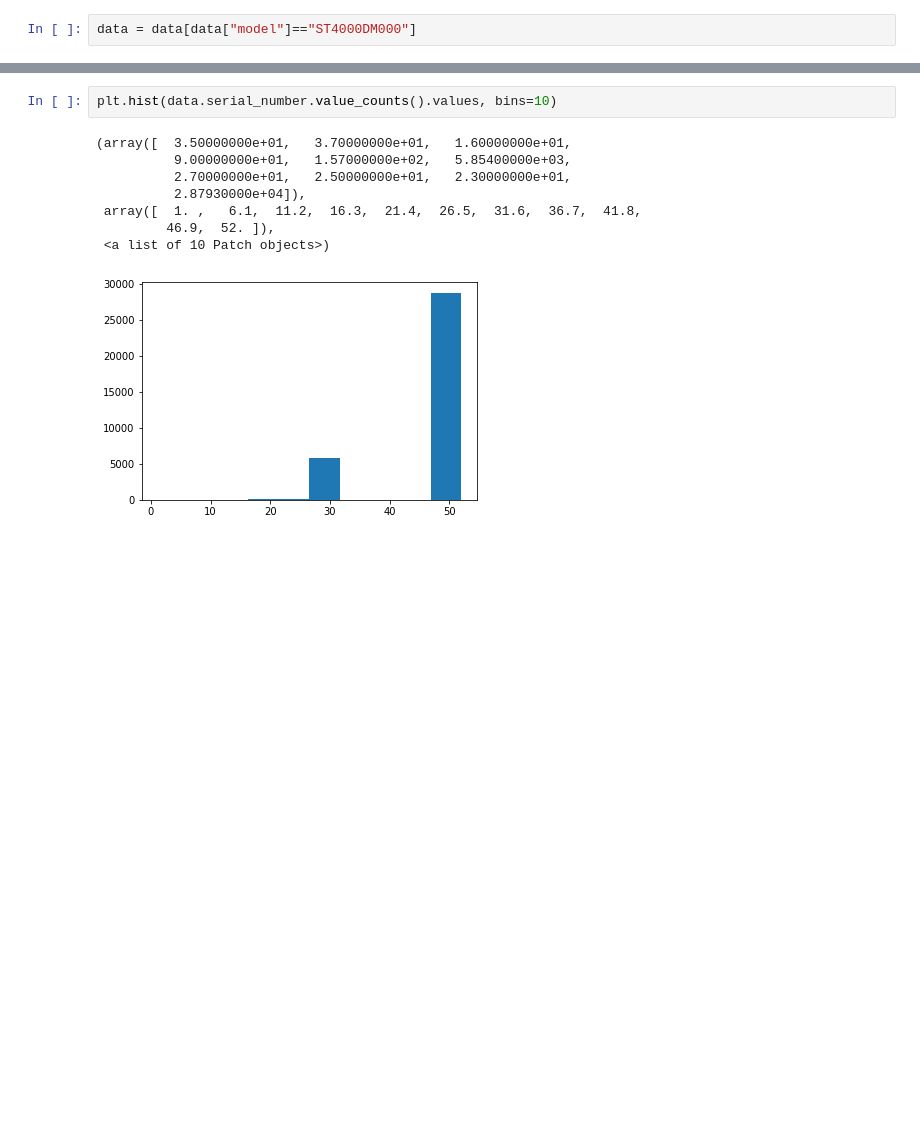
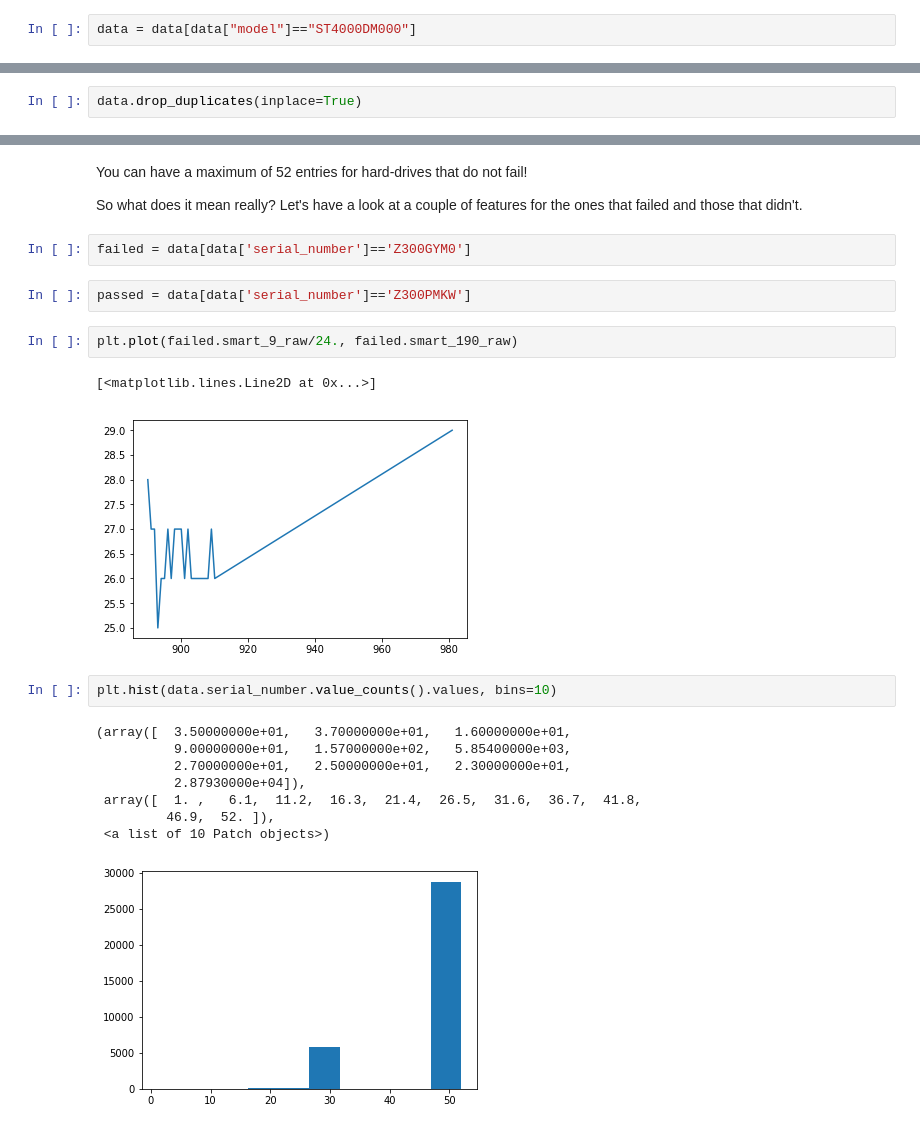
Before and after one commit to akshaykatre/hard_drive, a Jupyter notebook: HardDisk_Data.ipynb, the cells around one changed output, grey strips where cells are left out. Saved outputs shown, nothing was run; the diff lists cells and outputs as text; blank space fills up the shorter version.

```diff
--- a/HardDisk_Data.ipynb
+++ b/HardDisk_Data.ipynb
@@ -215,0 +272,2 @@ data = data[data["model"]=="ST4000DM000"]
+# %%
+data.drop_duplicates(inplace=True)
@@ -216,3 +315,16 @@ data = data[data["model"]=="ST4000DM000"]
+# %% [markdown]
+You can have a maximum of 52 entries for hard-drives that do not fail!
+
+So what does it mean really? Let's have a look at a couple of features for the ones that failed and those that didn't.
+# %%
+failed = data[data['serial_number']=='Z300GYM0']
+# %%
+passed = data[data['serial_number']=='Z300PMKW']
+# %%
+plt.plot(failed.smart_9_raw/24., failed.smart_190_raw)
+# %% [output]
+[<matplotlib.lines.Line2D at 0x...>]
+[figure, added]
 # %%
 plt.hist(data.serial_number.value_counts().values, bins=10)
 # %% [output]
```
Also changed, not shown: parts of 10 cells of this notebook, 1 other file.
